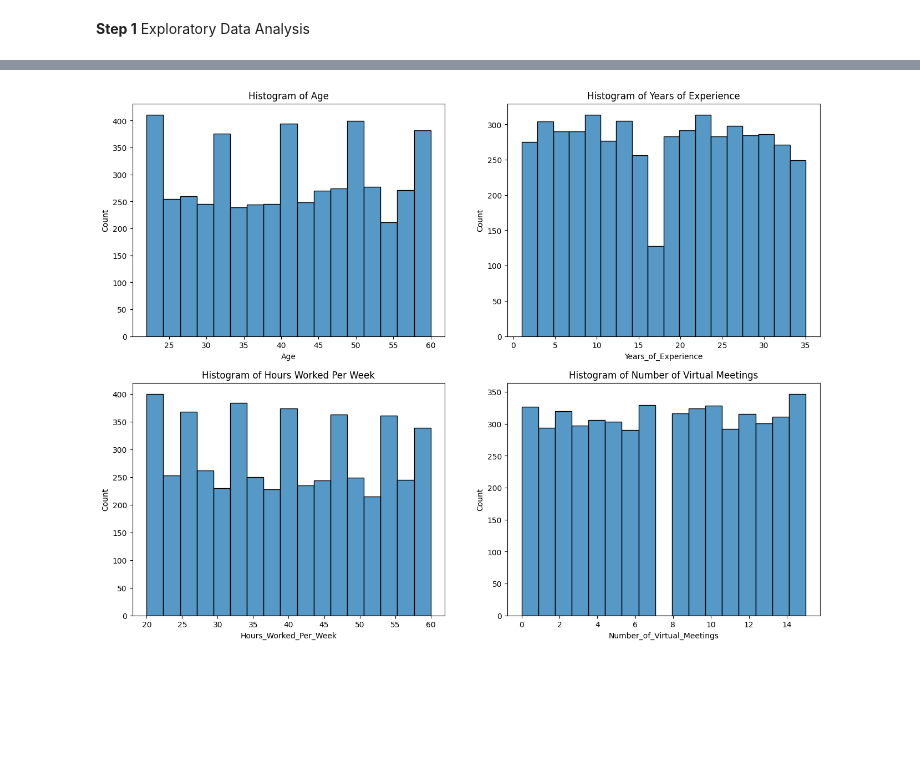
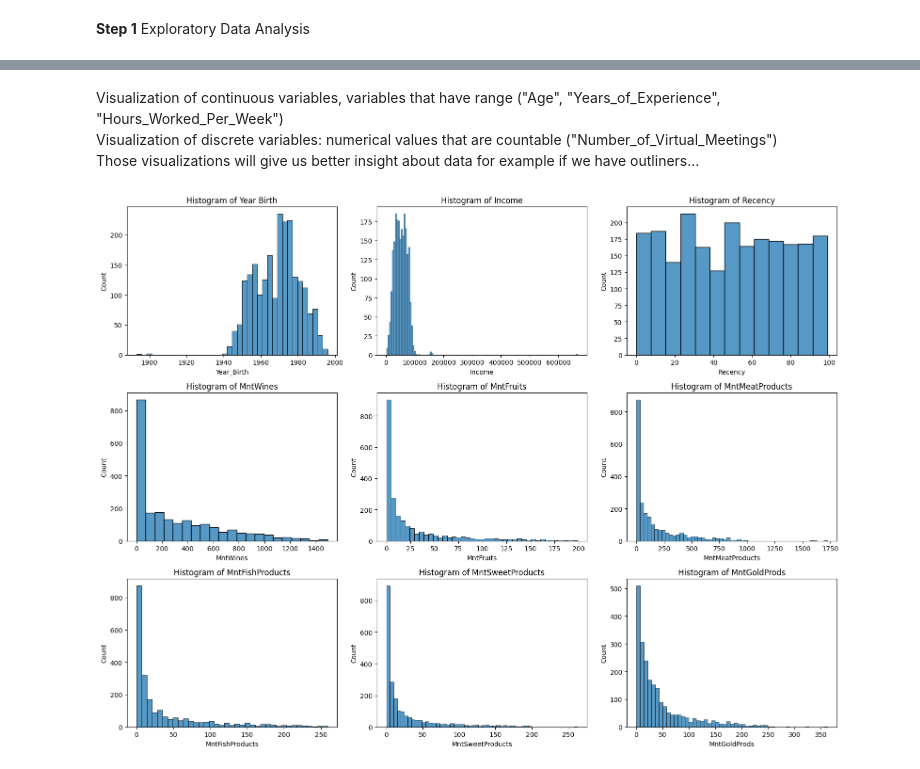
Before and after one commit to dalimvc/DS-Mini-project, a Jupyter notebook: miniProjectAssignmentDaliborMirkovic.ipynb, the cells around one changed output, grey strips where cells are left out. Cells and saved outputs as stored; diff of their text form; code cells hidden in the pictures; blank space fills up the shorter version.

Commit message:
Enhance data analysis functionality

```diff
--- a/miniProjectAssignmentDaliborMirkovic.ipynb
+++ b/miniProjectAssignmentDaliborMirkovic.ipynb
@@ -19,6 +19,6 @@ import seaborn as sns
 import matplotlib.pyplot as plt
 # %%
 #Importing the dataset
-df = pd.read_csv("Impact_of_Remote_Work_on_Mental_Health.csv")
+df = pd.read_csv("marketing_campaign.csv", sep='\t')
 # %% [markdown]
 **Step 1** Exploratory Data Analysis
@@ -88,0 +157,19 @@ max                  NaN           NaN      NaN
+# %%
+columns=["Discount_purchases", "Web_purchases", "Catalog_purchases", "Store_purchases", "Website_visits"]
+
+
+fig, axs = plt.subplots(2,3, figsize=(15, 10))
+axs = axs.flatten()
+
+for i, column in enumerate(columns):
+    ratings_count = df[column].value_counts().sort_index()
+    bars = axs[i].bar(ratings_count.index, ratings_count.values)
+    axs[i].bar_label(bars, labels=ratings_count.values, label_type='edge')
+    axs[i].set_xlabel(column.replace("_", " "))
+    axs[i].set_ylabel('Number of Counts')
+    axs[i].set_title("Barplot of " + column.replace("_", " "))
+
+axs[5].axis('off')
+
+plt.tight_layout()
+plt.show()
@@ -88,0 +178,15 @@ max                  NaN           NaN      NaN
+# %%
+columns=["Kids_at_home", "Teens_at_home",'Education', 'Marital_Status']
+
+fig, axs = plt.subplots(2,2, figsize=(10, 10))
+axs = axs.flatten()
+
+for i, column in enumerate(columns):
+    ratings_count = df[column].value_counts(dropna=False).sort_index()
+    axs[i].pie(ratings_count.values, labels=ratings_count.index, autopct='%1.1f%%', startangle=90, colors=sns.color_palette("Blues"))
+    axs[i].set_title(f"Pie Chart of {column.replace('_', ' ')}", fontsize=12)
+
+
+
+plt.tight_layout()
+plt.show()
@@ -89,18 +195,27 @@ max                  NaN           NaN      NaN
+# %% [markdown]
+Visualization of continuous variables, variables that have range ("Age", "Years_of_Experience", "Hours_Worked_Per_Week") <br>
+Visualization of discrete variables: numerical values that are countable ("Number_of_Virtual_Meetings")<br>
+Those visualizations will give us better insight about data for example if we have outliners...
 # %%
 #plt.subplots() creates a plot with 4 subplots, 2 per row in 2 different rows
 #figyre is the container for the plot; axs is 2X2 array
-figure, axs = plt.subplots(2, 2, figsize=(16, 12))
+figure, axs = plt.subplots(3, 3, figsize=(16, 12))
 # flattens 2D array of axes objects into 1D array
 axs = axs.flatten()
 
 #list of columns that will be used in the plot
-columns = ["Age", "Years_of_Experience", "Hours_Worked_Per_Week", "Number_of_Virtual_Meetings"]
+columns = ["Year_Birth", "Income", "Recency", "MntWines", "MntFruits",
+        "MntMeatProducts", "MntFishProducts", 'MntSweetProducts',
+        'MntGoldProds',]
 
 #iterates through names of the columns from df that are saved in a list columns
 #sns.histplot(df[column], ax=axs[i]) plots a histrogram of the specified column on the corresponding subplot axis
 for i, column in enumerate(columns):
     sns.histplot(df[column], ax=axs[i])
     axs[i].set_title("Histogram of " + column.replace("_", " "))
+
+#to avoid charts overlapping
+plt.tight_layout()
 plt.show()
 # %% [output]
-[figure, old version]
+[figure, new version]
```
Also changed, not shown: parts of 19 cells of this notebook, 1 other file.
